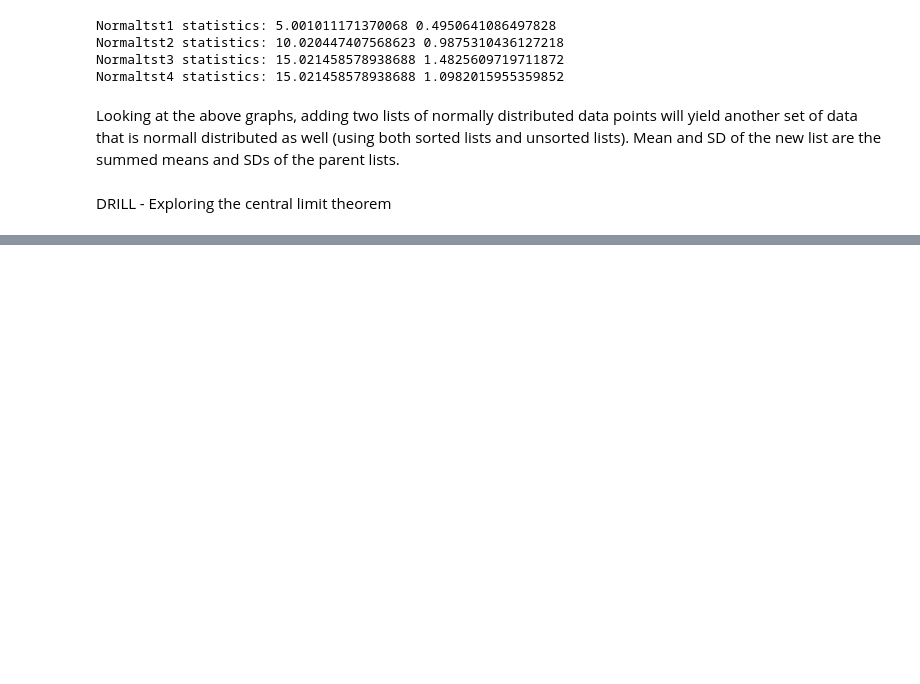
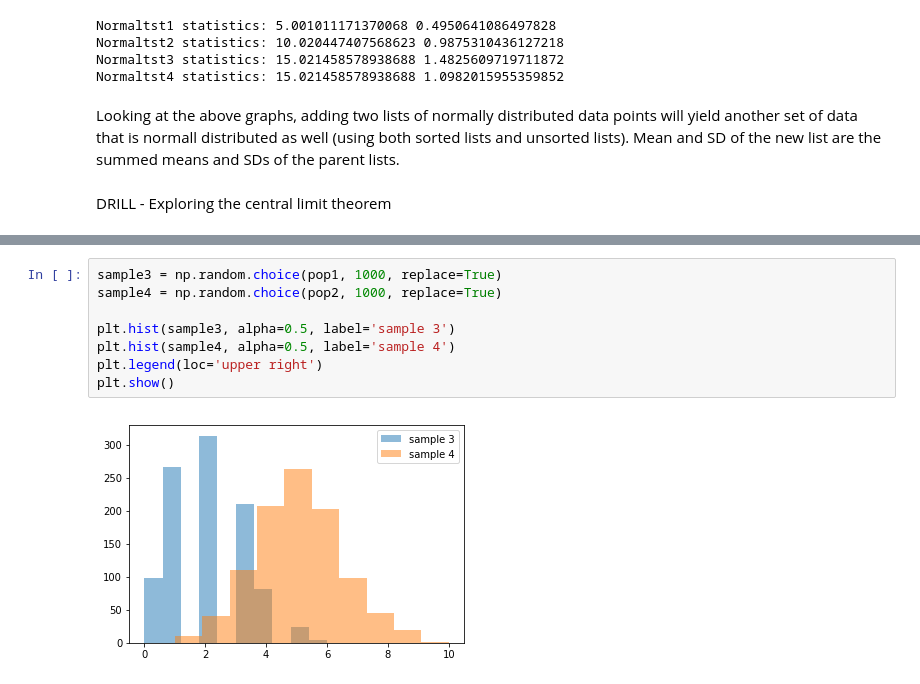
Before and after one commit to SindhuDataScience/ThinkfulExercises, a Jupyter notebook: normal_distribution_drills.ipynb, the cells around one changed output, grey strips where cells are left out. Saved outputs shown, nothing was run; the diff lists cells and outputs as text; blank space fills up the shorter version.

```diff
--- a/normal_distribution_drills.ipynb
+++ b/normal_distribution_drills.ipynb
@@ -149,0 +174,10 @@ DRILL - Exploring the central limit theorem
+# %%
+sample3 = np.random.choice(pop1, 1000, replace=True)
+sample4 = np.random.choice(pop2, 1000, replace=True)
+
+plt.hist(sample3, alpha=0.5, label='sample 3')
+plt.hist(sample4, alpha=0.5, label='sample 4')
+plt.legend(loc='upper right')
+plt.show()
+# %% [output]
+[figure, added]
```
Also changed, not shown: parts of 3 cells of this notebook.
